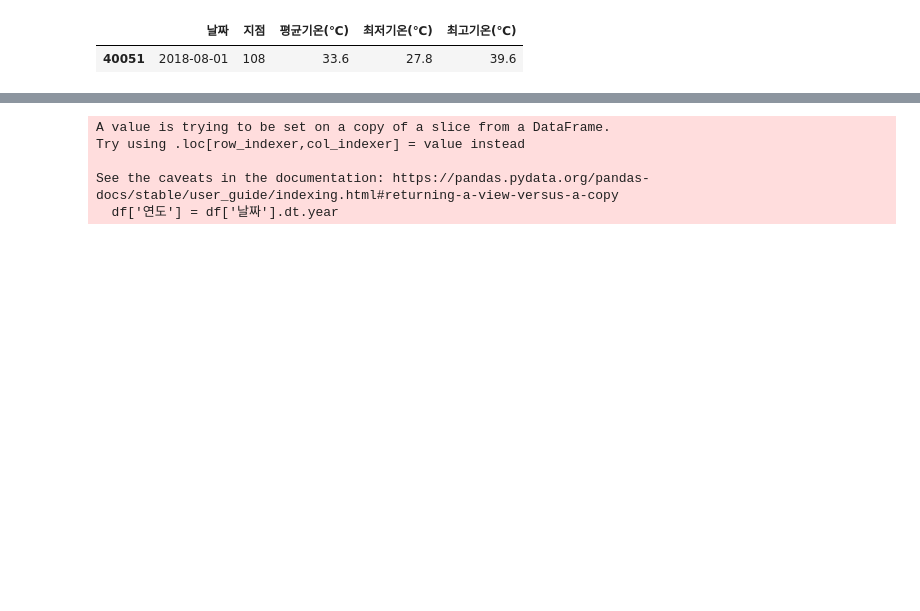
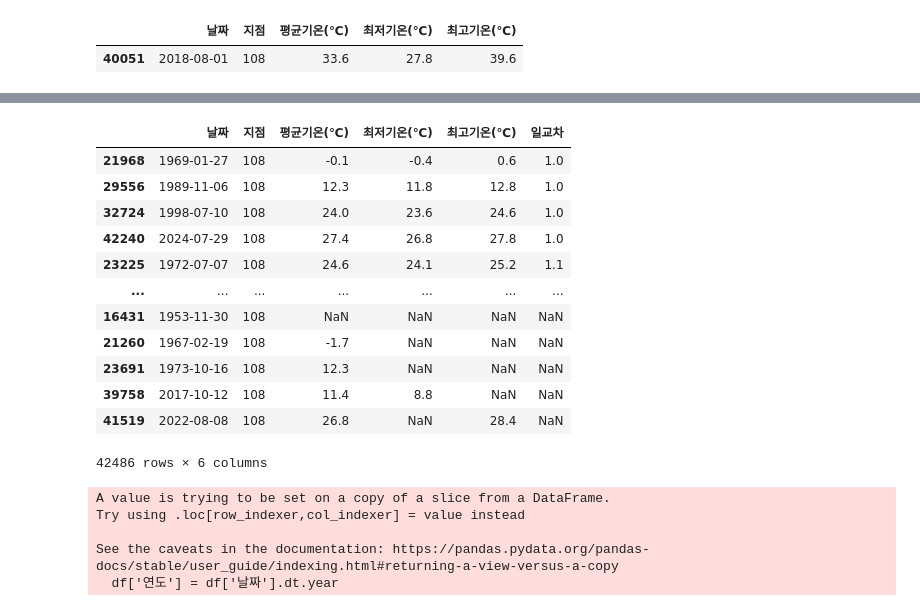
Before and after one commit to kgm423423/python, a Jupyter notebook: Workspace/da-packages/d_oandas_2.ipynb, the cells around one changed output, grey strips where cells are left out. Drawn from its saved outputs; the diff is of its cells as text; code cells hidden in the pictures; blank space fills up the shorter version.

```diff
--- a/Workspace/da-packages/d_oandas_2.ipynb
+++ b/Workspace/da-packages/d_oandas_2.ipynb
@@ -88,0 +116,6 @@ seoul_temp_df[max_temp_mask]
+# %%
+# 일교차 컬럼 추가
+
+seoul_temp_df['일교차'] = seoul_temp_df["최고기온(℃)"] - seoul_temp_df["최저기온(℃)"]
+
+seoul_temp_df.head()
@@ -89,3 +129,25 @@ seoul_temp_df[max_temp_mask]
+# %%
+# 결측값이 포함된 모든 행 제거
+
+not_na_mask = seoul_temp_df.notna() # 결측값이면 False 아니면 True
+
+na_removed_df = seoul_temp_df[not_na_mask]
+sorted_temp_df = na_removed_df.sort_values("일교차")
+sorted_temp_df
+# %% [output]
+|  | 날짜 | 지점 | 평균기온(℃) | 최저기온(℃) | 최고기온(℃) | 일교차 |
+| 21968 | 1969-01-27 | 108 | -0.1 | -0.4 | 0.6 | 1.0 |
+| 29556 | 1989-11-06 | 108 | 12.3 | 11.8 | 12.8 | 1.0 |
+| 32724 | 1998-07-10 | 108 | 24.0 | 23.6 | 24.6 | 1.0 |
+| 42240 | 2024-07-29 | 108 | 27.4 | 26.8 | 27.8 | 1.0 |
+| 23225 | 1972-07-07 | 108 | 24.6 | 24.1 | 25.2 | 1.1 |
+| ... | ... | ... | ... | ... | ... | ... |
+| 16431 | 1953-11-30 | 108 | NaN | NaN | NaN | NaN |
+| 21260 | 1967-02-19 | 108 | -1.7 | NaN | NaN | NaN |
+| 23691 | 1973-10-16 | 108 | 12.3 | NaN | NaN | NaN |
+| 39758 | 2017-10-12 | 108 | 11.4 | 8.8 | NaN | NaN |
+| 41519 | 2022-08-08 | 108 | 26.8 | NaN | 28.4 | NaN |
+42486 rows × 6 columns
 # %%
 import matplotlib.pyplot as plt
 
```
Also changed, not shown: parts of 6 cells of this notebook, 46 other files.
